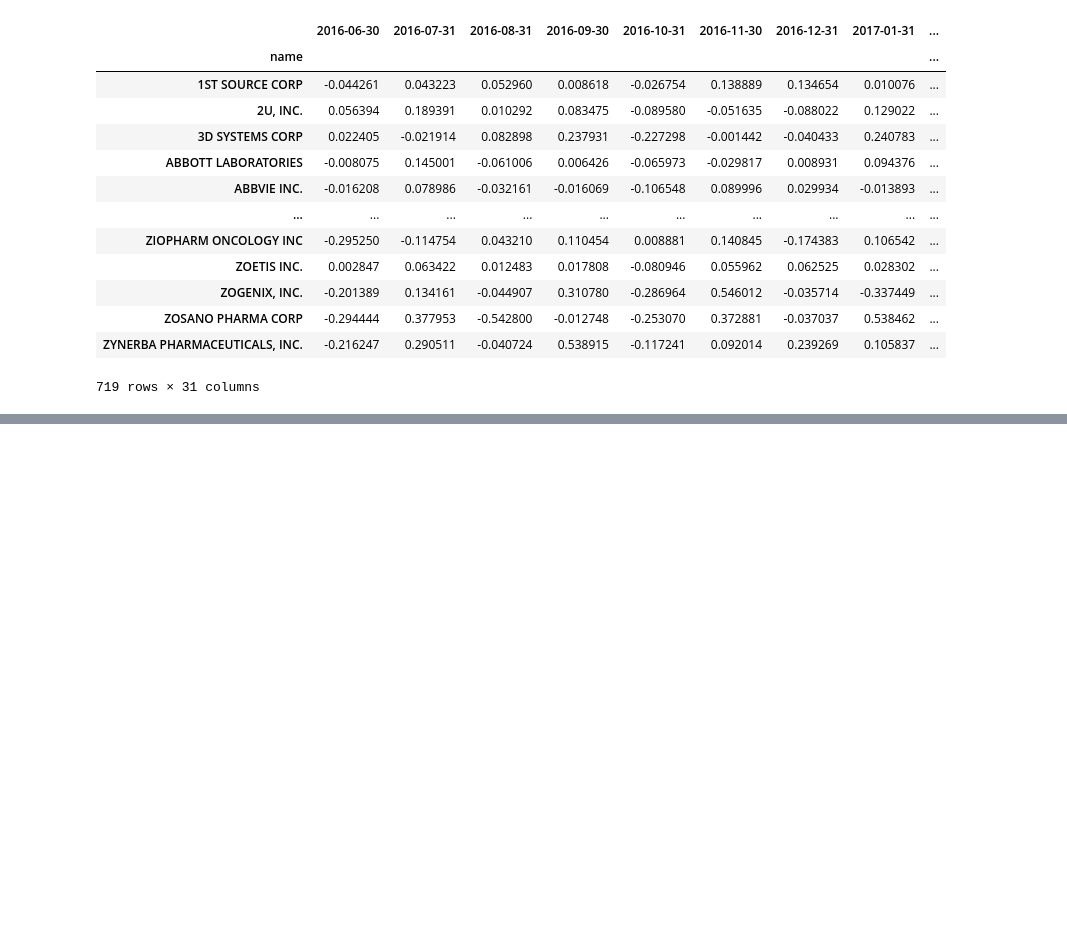
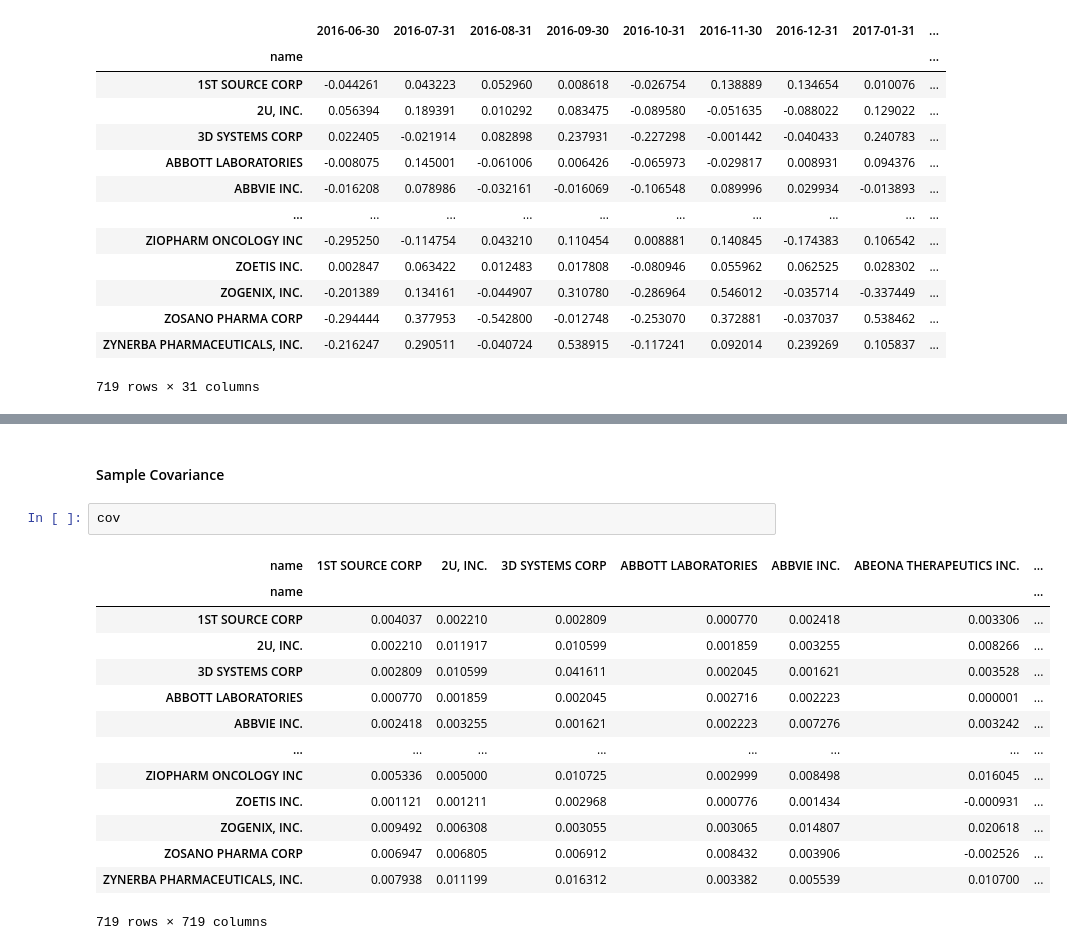
Before and after one commit to richardye101/ubineer_nlp_research, a Jupyter notebook: _sources/content/peitong/3_Minimum_Variance_Analysis.ipynb, the cells around one changed output, grey strips where cells are left out. Saved outputs shown, nothing was run; the diff lists cells and outputs as text; blank space fills up the shorter version.

```diff
--- a/_sources/content/peitong/3_Minimum_Variance_Analysis.ipynb
+++ b/_sources/content/peitong/3_Minimum_Variance_Analysis.ipynb
@@ -141,0 +61,19 @@ cov_Pharm
+# %% [markdown]
+#### Sample Covariance
+# %%
+cov
+# %% [output]
+| name | 1ST SOURCE CORP | 2U, INC. | 3D SYSTEMS CORP | ABBOTT LABORATORIES | ABBVIE INC. | ABEONA THERAPEUTICS INC. | ... |
+| name |  |  |  |  |  |  | ... |
+| 1ST SOURCE CORP | 0.004037 | 0.002210 | 0.002809 | 0.000770 | 0.002418 | 0.003306 | ... |
+| 2U, INC. | 0.002210 | 0.011917 | 0.010599 | 0.001859 | 0.003255 | 0.008266 | ... |
+| 3D SYSTEMS CORP | 0.002809 | 0.010599 | 0.041611 | 0.002045 | 0.001621 | 0.003528 | ... |
+| ABBOTT LABORATORIES | 0.000770 | 0.001859 | 0.002045 | 0.002716 | 0.002223 | 0.000001 | ... |
+| ABBVIE INC. | 0.002418 | 0.003255 | 0.001621 | 0.002223 | 0.007276 | 0.003242 | ... |
+| ... | ... | ... | ... | ... | ... | ... | ... |
+| ZIOPHARM ONCOLOGY INC | 0.005336 | 0.005000 | 0.010725 | 0.002999 | 0.008498 | 0.016045 | ... |
+| ZOETIS INC. | 0.001121 | 0.001211 | 0.002968 | 0.000776 | 0.001434 | -0.000931 | ... |
+| ZOGENIX, INC. | 0.009492 | 0.006308 | 0.003055 | 0.003065 | 0.014807 | 0.020618 | ... |
+| ZOSANO PHARMA CORP | 0.006947 | 0.006805 | 0.006912 | 0.008432 | 0.003906 | -0.002526 | ... |
+| ZYNERBA PHARMACEUTICALS, INC. | 0.007938 | 0.011199 | 0.016312 | 0.003382 | 0.005539 | 0.010700 | ... |
+719 rows × 719 columns
```
Also changed, not shown: parts of 20 cells of this notebook, 35 other files.
